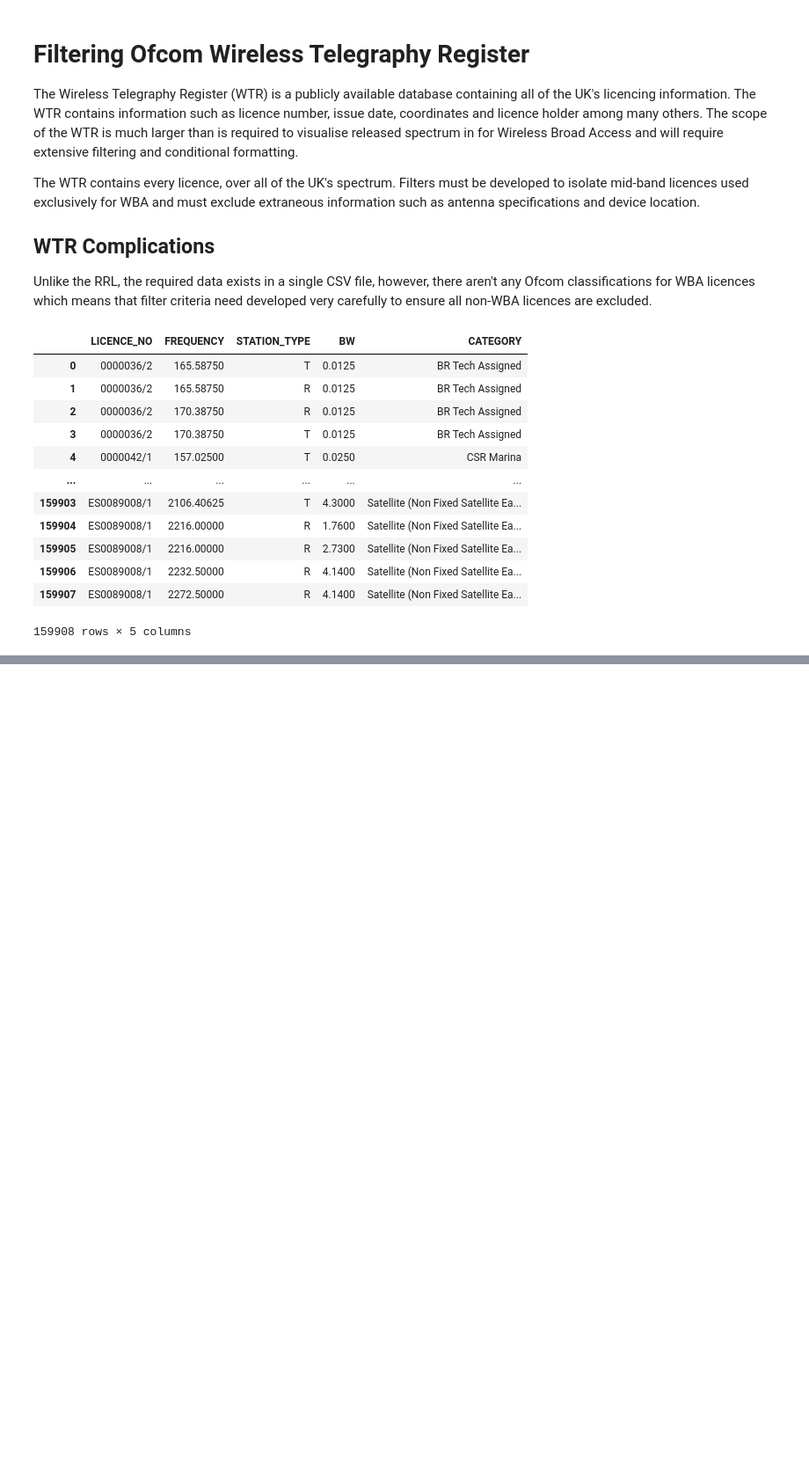
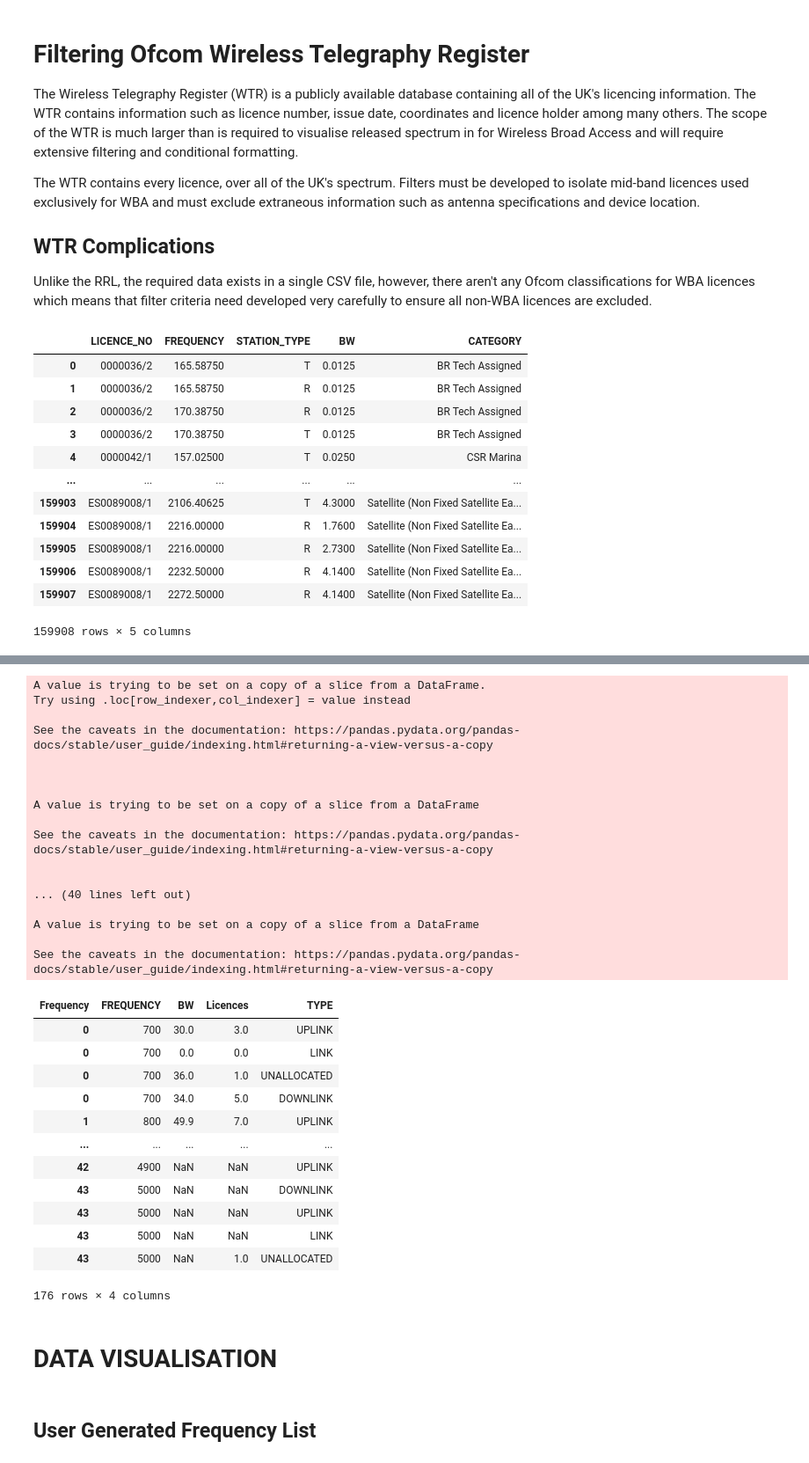
Before and after one commit to navnith-reddy/GlobalSpectrumComparison, a Jupyter notebook: OfcomDataProcessing.ipynb, the cells around one changed output, grey strips where cells are left out. Shown at 88% size. Saved outputs shown, nothing was run; the diff lists cells and outputs as text; code cells hidden in the pictures; blank space fills up the shorter version.

Commit message:
User generated data visualisation

```diff
--- a/OfcomDataProcessing.ipynb
+++ b/OfcomDataProcessing.ipynb
@@ -56,0 +63,78 @@ wtr
+# %%
+userGen = pd.read_csv('Ofcom Datasets/userGeneratedDataset.csv')
+userGen = userGen.set_index('Frequency').transpose()
+userGen.reset_index(inplace=True)
+
+# Rename Columns
+userGen = userGen.rename(columns={'index' : 'FREQUENCY',
+    'Usage (MHz)' : 'BW',
+    'Uplink Usage (MHz)' : 'UP_BW',
+    'Downlink Usage (MHz)' : 'LW_BW',
+    'Link Usage (MHz)' : 'L_BW'}, inplace=False)
+
+#userGen['BW'] = userGen['BW'].fillna(0)
+userGen['FREE'] = 100 - userGen['BW']
+
+# Separate Uplink, Downlink, Total and Free
+uplink = userGen[['FREQUENCY','UP_BW','Uplinks']]
+uplink['TYPE'] = 'UPLINK'
+uplink.rename(columns={'UP_BW':'BW','Uplinks':'Licences'}, inplace=True)
+
+downlink = userGen[['FREQUENCY', 'LW_BW', 'Downlinks']]
+downlink['TYPE'] = 'DOWNLINK'
+downlink.rename(columns={'LW_BW':'BW','Downlinks':'Licences'}, inplace=True)
+
+link = userGen[['FREQUENCY', 'L_BW', 'Links']]
+link['TYPE'] = 'LINK'
+link.rename(columns={'L_BW':'BW','Links':'Licences'}, inplace=True)
+
+#total = userGen[['FREQUENCY', 'BW', 'Complete Licences']]
+#total['TYPE'] = 'TOTAL'
+#total.rename(columns={'Complete Licences':'Licences'}, inplace=True)
+
+free = userGen[['FREQUENCY', 'FREE']]
+free['Licences'] = 1
+free['TYPE'] = 'UNALLOCATED'
+free.rename(columns={'FREE':'BW'}, inplace=True)
+
+userGenFreq = pd.concat([uplink, downlink, link, free], axis=0)
+userGenFreq = userGenFreq.astype({'FREQUENCY' : 'int64'})
+userGenFreq = userGenFreq.sort_values(by=['FREQUENCY'], inplace=False)
+
+userGenFreq.to_csv('Ofcom Datasets/userGenFreqList.csv', index=False)
+userGenFreq
+# %% [output]
+A value is trying to be set on a copy of a slice from a DataFrame.
+Try using .loc[row_indexer,col_indexer] = value instead
+
+See the caveats in the documentation: https://pandas.pydata.org/pandas-docs/stable/user_guide/indexing.html#returning-a-view-versus-a-copy
+
+
+
+A value is trying to be set on a copy of a slice from a DataFrame
+
+See the caveats in the documentation: https://pandas.pydata.org/pandas-docs/stable/user_guide/indexing.html#returning-a-view-versus-a-copy
+
+
+... (40 lines left out)
+
+A value is trying to be set on a copy of a slice from a DataFrame
+
+See the caveats in the documentation: https://pandas.pydata.org/pandas-docs/stable/user_guide/indexing.html#returning-a-view-versus-a-copy
+| Frequency | FREQUENCY | BW | Licences | TYPE |
+| 0 | 700 | 30.0 | 3.0 | UPLINK |
+| 0 | 700 | 0.0 | 0.0 | LINK |
+| 0 | 700 | 36.0 | 1.0 | UNALLOCATED |
+| 0 | 700 | 34.0 | 5.0 | DOWNLINK |
+| 1 | 800 | 49.9 | 7.0 | UPLINK |
+| ... | ... | ... | ... | ... |
+| 42 | 4900 | NaN | NaN | UPLINK |
+| 43 | 5000 | NaN | NaN | DOWNLINK |
+| 43 | 5000 | NaN | NaN | UPLINK |
+| 43 | 5000 | NaN | NaN | LINK |
+| 43 | 5000 | NaN | 1.0 | UNALLOCATED |
+176 rows × 4 columns
+# %% [markdown]
+# DATA VISUALISATION
+# %% [markdown]
+## User Generated Frequency List
```
Also changed, not shown: parts of 2 cells of this notebook, 4 other files.
